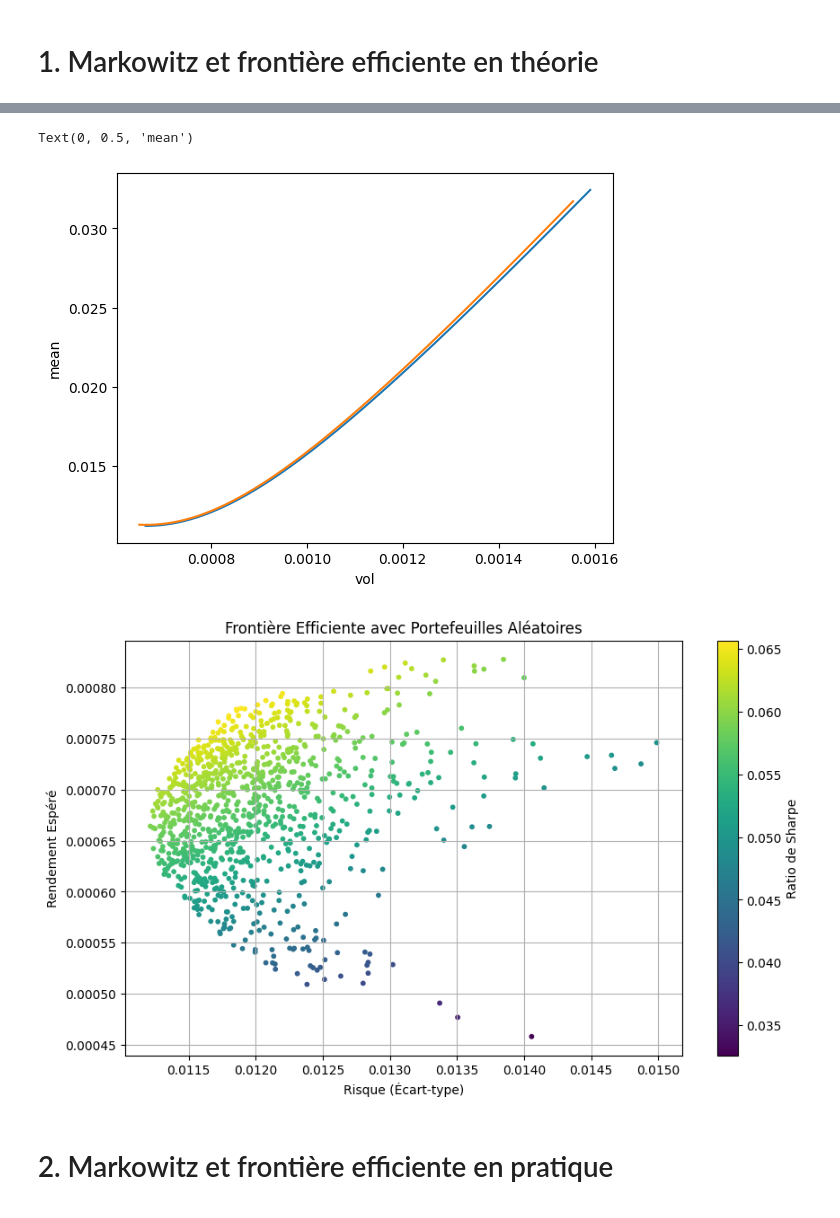
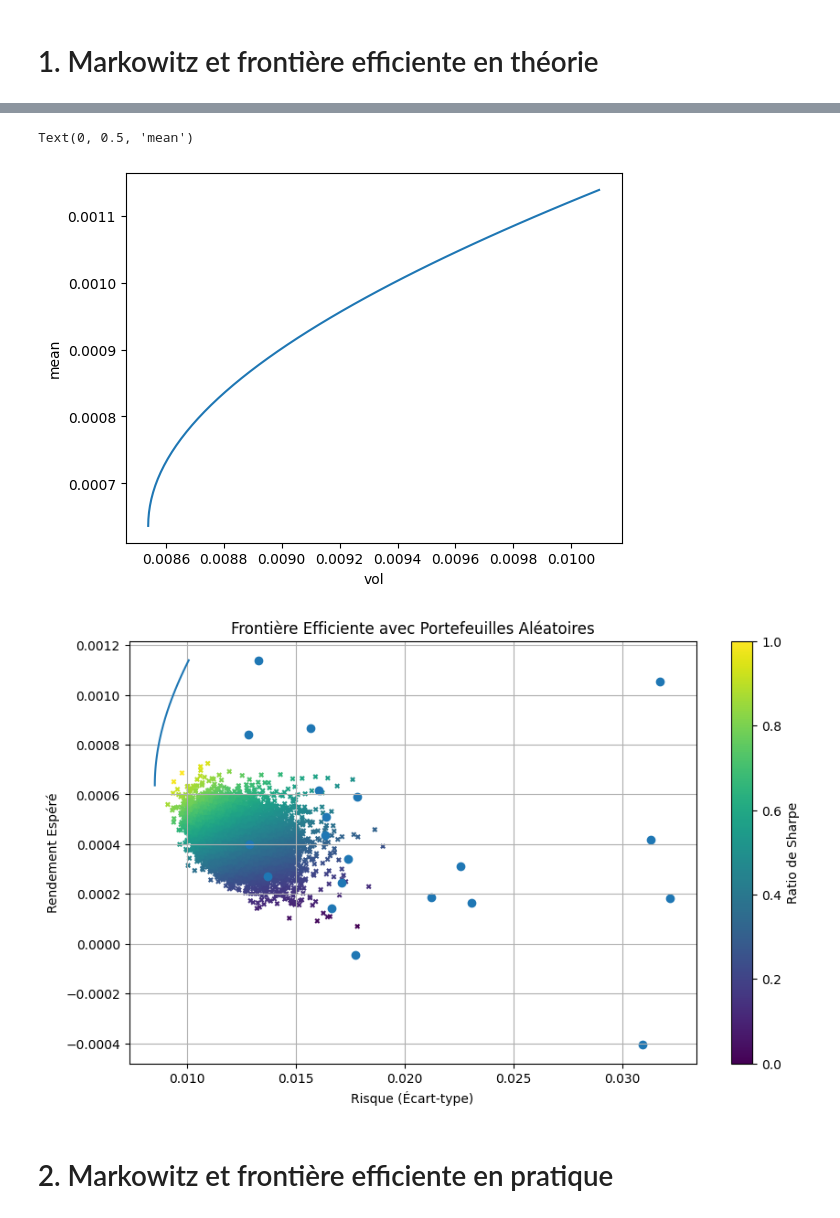
Before and after one commit to alexandreviard/DL-Portfolio-CMAP, a Jupyter notebook: Markowitz.ipynb, the cells around one changed output, grey strips where cells are left out. Drawn from its saved outputs; the diff is of its cells as text; code cells hidden in the pictures.

```diff
--- a/Markowitz.ipynb
+++ b/Markowitz.ipynb
@@ -39,7 +39,7 @@ class FinancialData():
     def calculate_statistics(self):
         if self.data_clean is not None:
             self.mu = self.data_clean.mean(axis=0).values
-            self.Sigma = self.data_clean.cov(rowvar=True).to_numpy()
+            self.Sigma = self.data_clean.cov().to_numpy()
         else:
             print("get returns before please")
 # %%
@@ -69,7 +69,7 @@ def portfolio_performance(weights, mean_returns, cov_matrix):
 # input
 
 tickers_csv_path = "C:\\Users\\Nicola\\clones_github\\DL-Portfolio-CMAP\\data\\S&P 500 tickers.csv"
-num_tickers = 5 # doit etre au minimum 2
+num_tickers = 20 # doit etre au minimum 2
 end = datetime.today()
 start = end - timedelta(days=365.25*20)
 # %%
@@ -96,9 +96,30 @@ rets_df.head()
+# %%
+# Fonction de LA
+
+def efficient_frontier(returns, covariance, num_points=51):
+    ones = np.ones(shape=len(returns))
+    cov_inv = np.linalg.inv(covariance)
+    weights_minvar = (cov_inv @ ones   ) / (ones @ cov_inv @ ones   )
+    weights_market = (cov_inv @ returns) / (ones @ cov_inv @ returns)
+    weights_maxret = (returns == returns.max())
+
+    alpha_max = (  (returns @ (weights_maxret - weights_minvar))
+                 / (returns @ (weights_market - weights_minvar)))
+    alpha = np.linspace(start=0, stop=alpha_max, num=num_points)
+
+    efficient_frontier = (
+            alpha[:, np.newaxis] * weights_market[np.newaxis, :]
+            + (1 - alpha)[:, np.newaxis] * weights_minvar[np.newaxis, :]
+    )
+    return pd.DataFrame(efficient_frontier, columns=returns.index, index=alpha)
+# %%
+weights = efficient_frontier(pd.Series(mu_5), Sigma_5).to_numpy() # fonction de LA
 # %%
 # calcul de la moyenne et de l'écart type des rendements des portefeuilles efficients pour difféérents coefficients d'aversion au risque
 
 n_lambdas = 1000
-lambdas = np.logspace(0,6, n_lambdas)
-weights = np.array(list(map(lambda lam: get_markowitz_weights(lam, mu_5, Sigma_5), lambdas)))
+lambdas = np.logspace(0,2, n_lambdas)
+# weights = np.array(list(map(lambda lam: get_markowitz_weights(lam, mu_5, Sigma_5), lambdas))) # ma fonction
 
 
 
@@ -107,34 +128,35 @@ mu_port = np.array(list(map(lambda weight: portfolio_performance(weights=weight,
 sigma_port = np.array(list(map(lambda weight: portfolio_performance(weights=weight, mean_returns=mu_5, cov_matrix=Sigma_5)[1], weights)))
 
 
-
-plt.plot(mu_port, sigma_port)
+plt.plot(sigma_port, mu_port)
 
 plt.xlabel("vol")
 plt.ylabel("mean")
 # %% [output]
 Text(0, 0.5, 'mean')
-[figure, old version]
+[figure, new version]
 # %%
 # tirer des portefeuilles aléatoires
 
-n_samples=1000
+n_samples=10**4
 random_weights = np.random.dirichlet(np.ones(num_tickers), size=n_samples)
 
 mu_random = random_weights @ mu_5
 sigma_squared_random = random_weights @ Sigma_5 @ random_weights.T #simplifier ?
 sigma_random = np.sqrt(np.diag(sigma_squared_random))
 sharpe_random = mu_random / sigma_random
 
 plt.figure(figsize=(10, 6))
-plt.scatter(sigma_random, mu_random, c=sharpe_random, cmap='viridis', marker='o', s=10)
+plt.scatter(sigma_random, mu_random, c=sharpe_random, cmap='viridis', marker='x', s=10)
+plt.scatter(np.sqrt(np.diag(Sigma_5)) ,mu_5)
+plt.plot(sigma_port, mu_port)
 plt.title('Frontière Efficiente avec Portefeuilles Aléatoires')
 plt.xlabel('Risque (Écart-type)')
 plt.ylabel('Rendement Espéré')
 plt.colorbar(label='Ratio de Sharpe')
 plt.grid()
 plt.show()
 # %% [output]
-[figure, old version]
+[figure, new version]
 # %% [markdown]
 # 2. Markowitz et frontière efficiente en pratique
```
Also changed, not shown: parts of 8 cells of this notebook.
